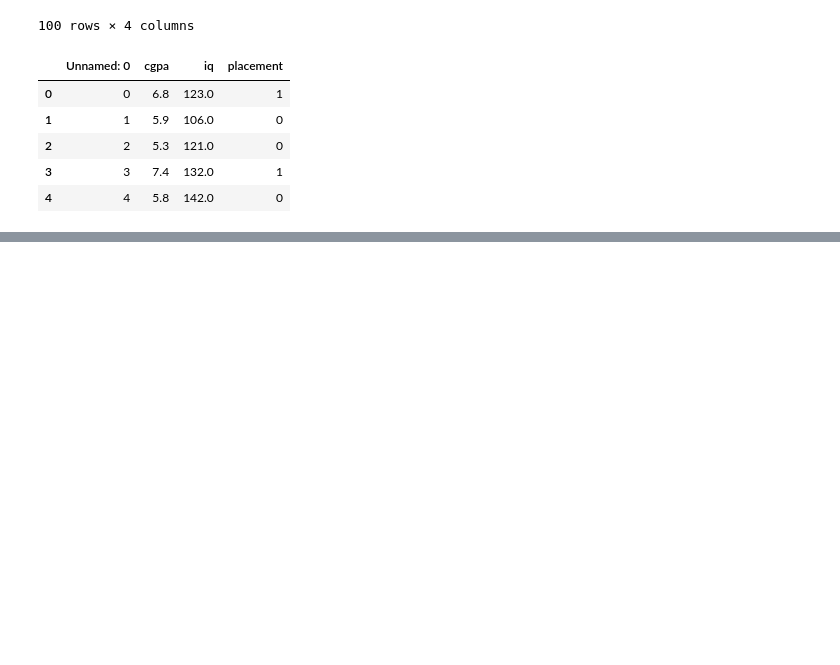
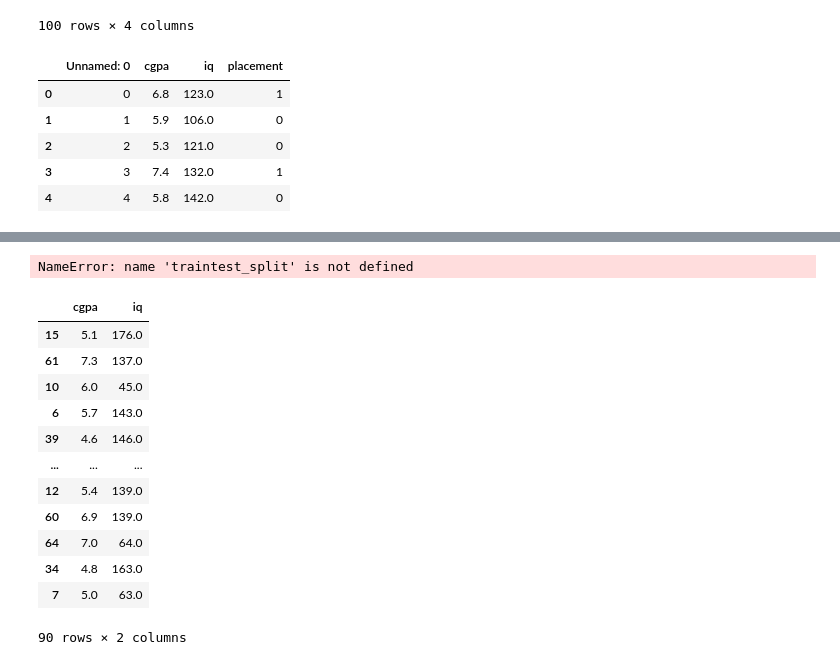
Before and after one commit to agagupta92/Machine-learning, a Jupyter notebook: Toy model/Untitled.ipynb, the cells around one changed output, grey strips where cells are left out. Cells and saved outputs as stored; diff of their text form; code cells hidden in the pictures; blank space fills up the shorter version.

Commit message:
train the model

```diff
--- a/Toy model/Untitled.ipynb
+++ b/Toy model/Untitled.ipynb
@@ -61,0 +150,22 @@ df.head()
+# %%
+X_train,X_test,y_train,y_test = traintest_split(X,y,test_size=0.1)
+# %% [output]
+NameError: name 'traintest_split' is not defined
+# %%
+X_train,X_test,y_train,y_test = train_test_split(X,y,test_size=0.1)
+# %%
+X_train
+# %% [output]
+|  | cgpa | iq |
+| 15 | 5.1 | 176.0 |
+| 61 | 7.3 | 137.0 |
+| 10 | 6.0 | 45.0 |
+| 6 | 5.7 | 143.0 |
+| 39 | 4.6 | 146.0 |
+| ... | ... | ... |
+| 12 | 5.4 | 139.0 |
+| 60 | 6.9 | 139.0 |
+| 64 | 7.0 | 64.0 |
+| 34 | 4.8 | 163.0 |
+| 7 | 5.0 | 63.0 |
+90 rows × 2 columns
```
Also changed, not shown: parts of 36 cells of this notebook, 1 other file.
